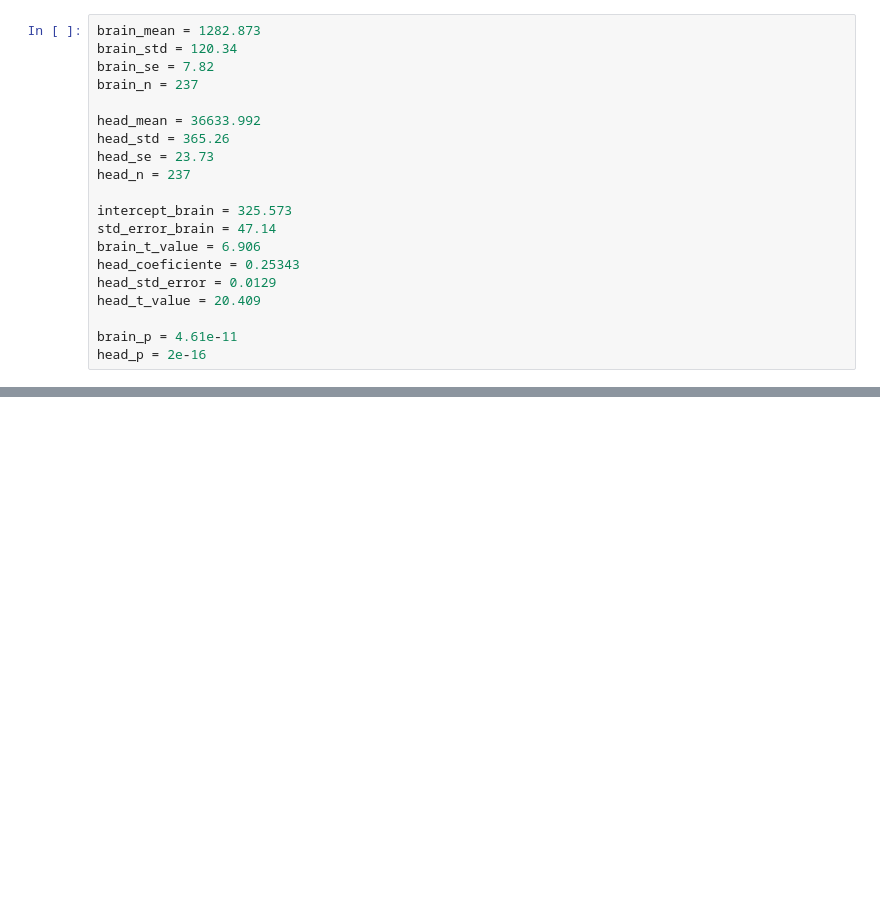
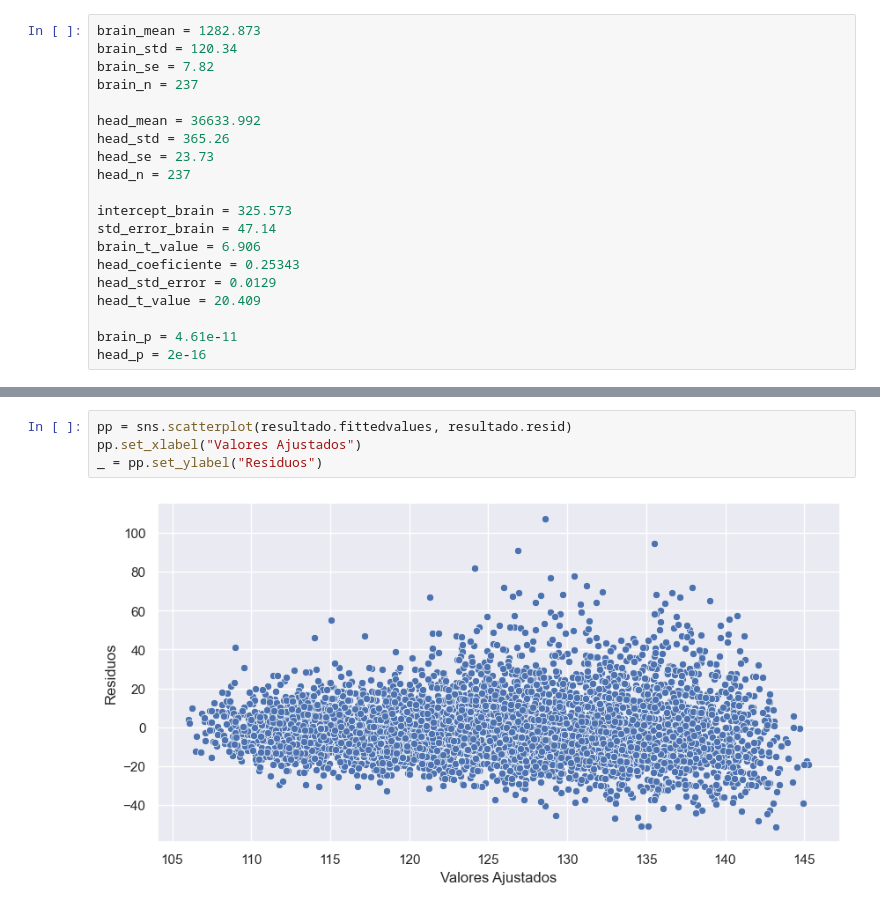
Before and after one commit to onavarrete04/Introduccion-Ciencia-Datos, a Jupyter notebook: 2023_modelos_estadísticos_datos.ipynb, the cells around one changed output, grey strips where cells are left out. Saved outputs shown, nothing was run; the diff lists cells and outputs as text; blank space fills up the shorter version.

```diff
--- a/2023_modelos_estadísticos_datos.ipynb
+++ b/2023_modelos_estadísticos_datos.ipynb
@@ -425,0 +947,6 @@ np.sqrt(4.61e11)
+# %%
+pp = sns.scatterplot(resultado.fittedvalues, resultado.resid)
+pp.set_xlabel("Valores Ajustados")
+_ = pp.set_ylabel("Residuos")
+# %% [output]
+[figure, added]
```
Also changed, not shown: parts of 73 cells of this notebook, 1 other file.
